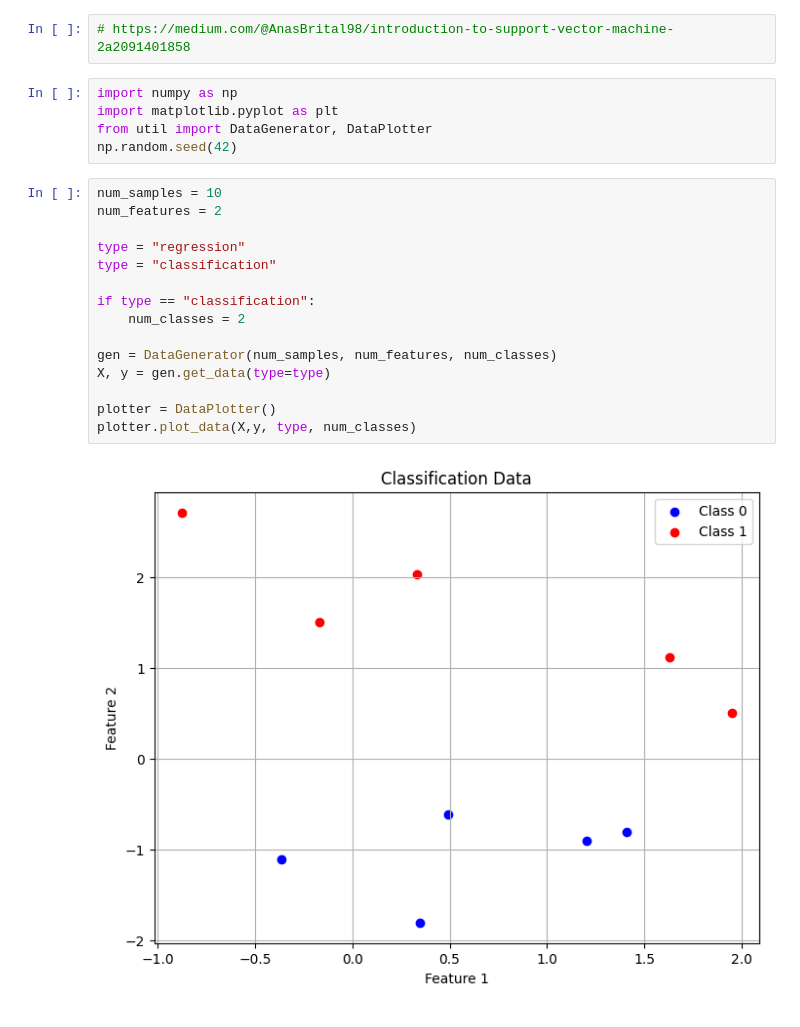
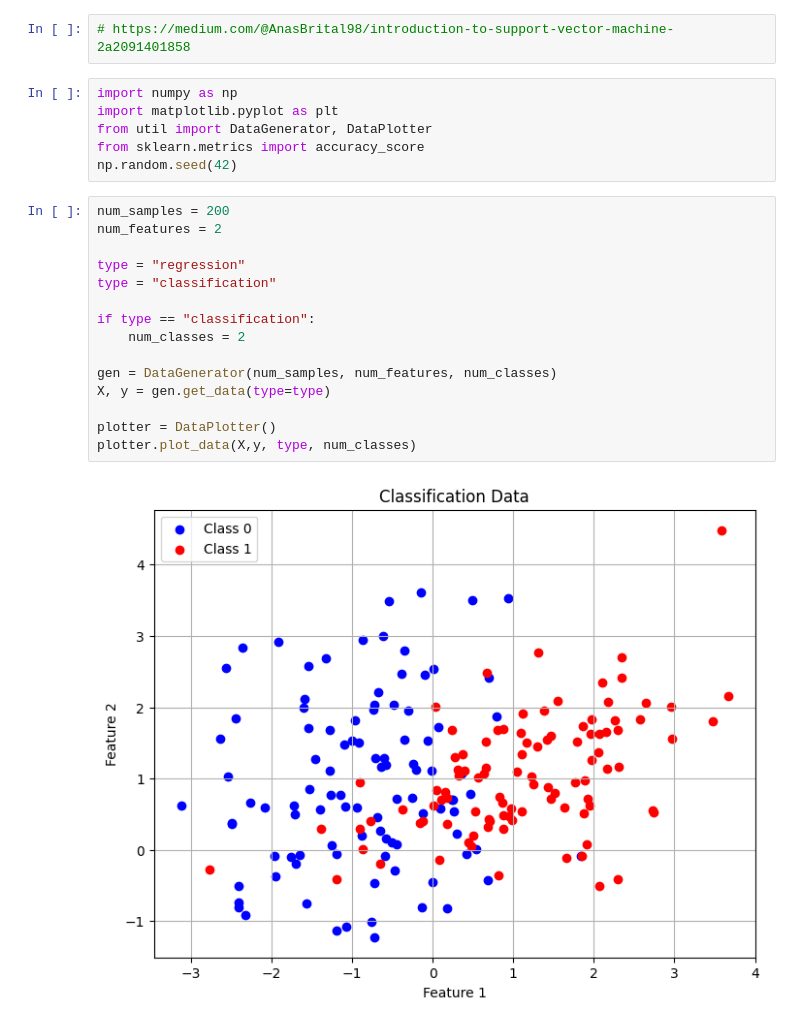
Before and after one commit to efekaanefe/ML-Algorithms-From-Scratch, a Jupyter notebook: SVM.ipynb, the cells around one changed output. Cells and saved outputs as stored; diff of their text form.

```diff
--- a/SVM.ipynb
+++ b/SVM.ipynb
@@ -4,21 +4,22 @@
 import numpy as np
 import matplotlib.pyplot as plt
 from util import DataGenerator, DataPlotter
+from sklearn.metrics import accuracy_score
 np.random.seed(42)
 # %%
-num_samples = 10
+num_samples = 200
 num_features = 2
 
 type = "regression"
 type = "classification"
 
 if type == "classification":
     num_classes = 2
 
 gen = DataGenerator(num_samples, num_features, num_classes)
 X, y = gen.get_data(type=type)
 
 plotter = DataPlotter()
 plotter.plot_data(X,y, type, num_classes)
 # %% [output]
-[figure, old version]
+[figure, new version]
```
Also changed, not shown: parts of 9 cells of this notebook.
